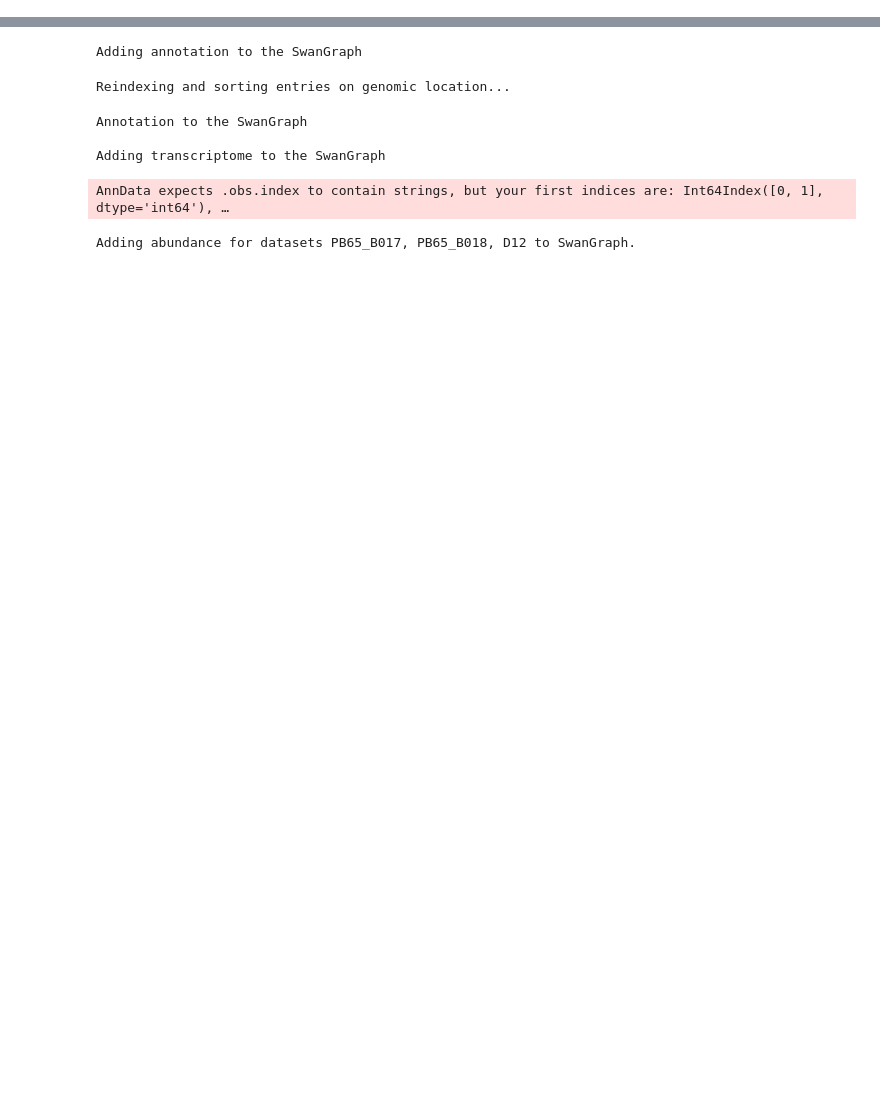
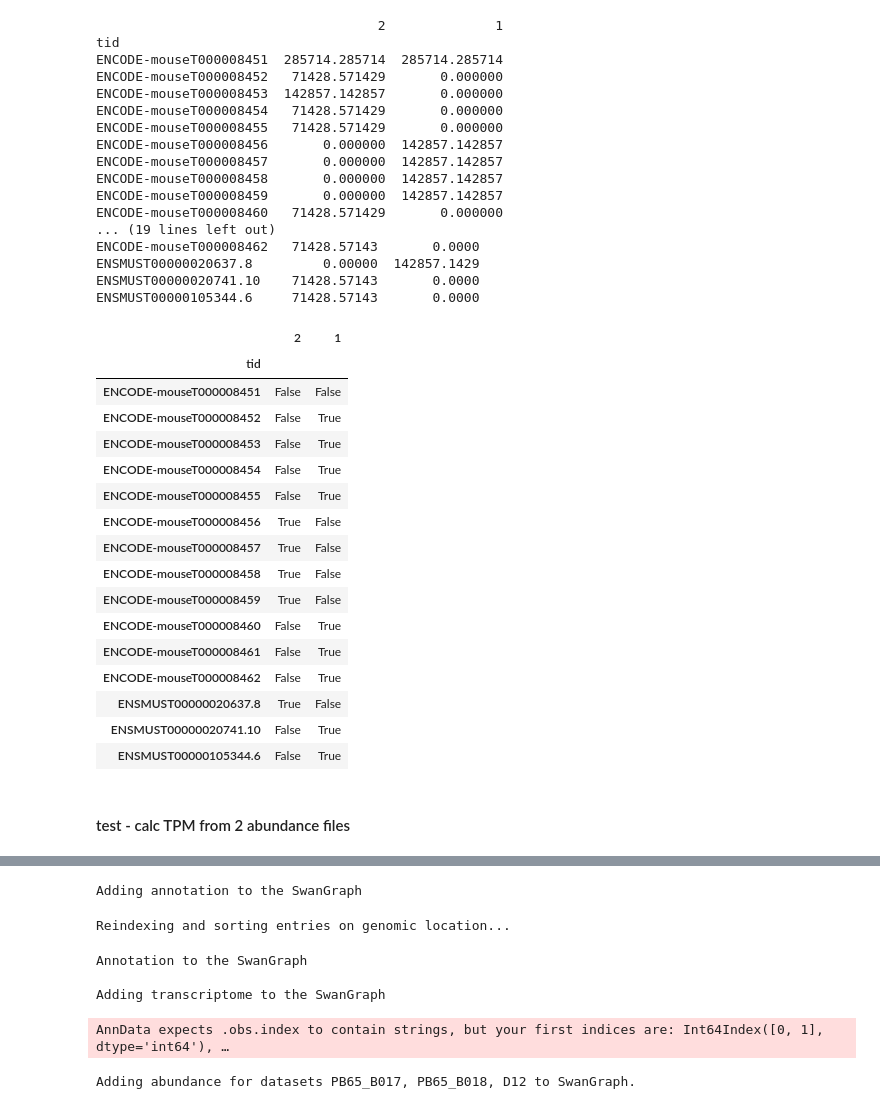
Before and after one commit to mortazavilab/swan_vis, a Jupyter notebook: tutorials/test_dev.ipynb, the cells around one changed output, grey strips where cells are left out. Drawn from its saved outputs; the diff is of its cells as text; code cells hidden in the pictures; blank space fills up the shorter version.

```diff
--- a/tutorials/test_dev.ipynb
+++ b/tutorials/test_dev.ipynb
@@ -7,0 +8,13 @@ import numpy as np
+# %%
+sg = swan.SwanGraph()
+# just gencode vM21 chr 11 and tcf3
+gtf = 'data/chr11_and_Tcf3.gtf'
+sg.add_annotation(gtf, verbose=True)
+db = 'data/chr11_and_Tcf3_no_gname.db'
+sg.add_transcriptome(db, include_isms=True)
+ab = 'data/chr11_and_Tcf3_talon_abundance_PB65.tsv'
+sg.add_abundance(ab)
+ab = 'data/chr11_and_Tcf3_talon_abundance_D12.tsv'
+sg.add_abundance(ab)
+meta = 'data/chr11_and_Tcf3_metadata.tsv'
+sg.add_metadata(meta)
@@ -7,0 +31,56 @@ import numpy as np
+# %%
+df = swan.calc_tpm(sg.adata, sg.t_df, obs_col='cluster')
+
+# test
+df = df.transpose()
+df.index.name = 'tid'
+df.sort_values(by='tid', inplace=True)
+print(df)
+print(df.columns)
+
+# ctrl
+ctrl = pd.read_csv('data/chr11_and_Tcf3_talon_abundance_clusters_tpm.tsv', sep='\t')
+ctrl.set_index('tid', inplace=True)
+ctrl.sort_values(by='tid', inplace=True)
+print(ctrl)
+
+ctrl == df
+
+# need better way to test this bc of rounding, but it works..
+# %% [output]
+                                    2              1
+tid
+ENCODE-mouseT000008451  285714.285714  285714.285714
+ENCODE-mouseT000008452   71428.571429       0.000000
+ENCODE-mouseT000008453  142857.142857       0.000000
+ENCODE-mouseT000008454   71428.571429       0.000000
+ENCODE-mouseT000008455   71428.571429       0.000000
+ENCODE-mouseT000008456       0.000000  142857.142857
+ENCODE-mouseT000008457       0.000000  142857.142857
+ENCODE-mouseT000008458       0.000000  142857.142857
+ENCODE-mouseT000008459       0.000000  142857.142857
+ENCODE-mouseT000008460   71428.571429       0.000000
+... (19 lines left out)
+ENCODE-mouseT000008462   71428.57143       0.0000
+ENSMUST00000020637.8         0.00000  142857.1429
+ENSMUST00000020741.10    71428.57143       0.0000
+ENSMUST00000105344.6     71428.57143       0.0000
+|  | 2 | 1 |
+| tid |  |  |
+| ENCODE-mouseT000008451 | False | False |
+| ENCODE-mouseT000008452 | False | True |
+| ENCODE-mouseT000008453 | False | True |
+| ENCODE-mouseT000008454 | False | True |
+| ENCODE-mouseT000008455 | False | True |
+| ENCODE-mouseT000008456 | True | False |
+| ENCODE-mouseT000008457 | True | False |
+| ENCODE-mouseT000008458 | True | False |
+| ENCODE-mouseT000008459 | True | False |
+| ENCODE-mouseT000008460 | False | True |
+| ENCODE-mouseT000008461 | False | True |
+| ENCODE-mouseT000008462 | False | True |
+| ENSMUST00000020637.8 | True | False |
+| ENSMUST00000020741.10 | False | True |
+| ENSMUST00000105344.6 | False | True |
+# %% [markdown]
+#### test - calc TPM from 2 abundance files
```
Also changed, not shown: parts of 10 cells of this notebook, 5 other files.
